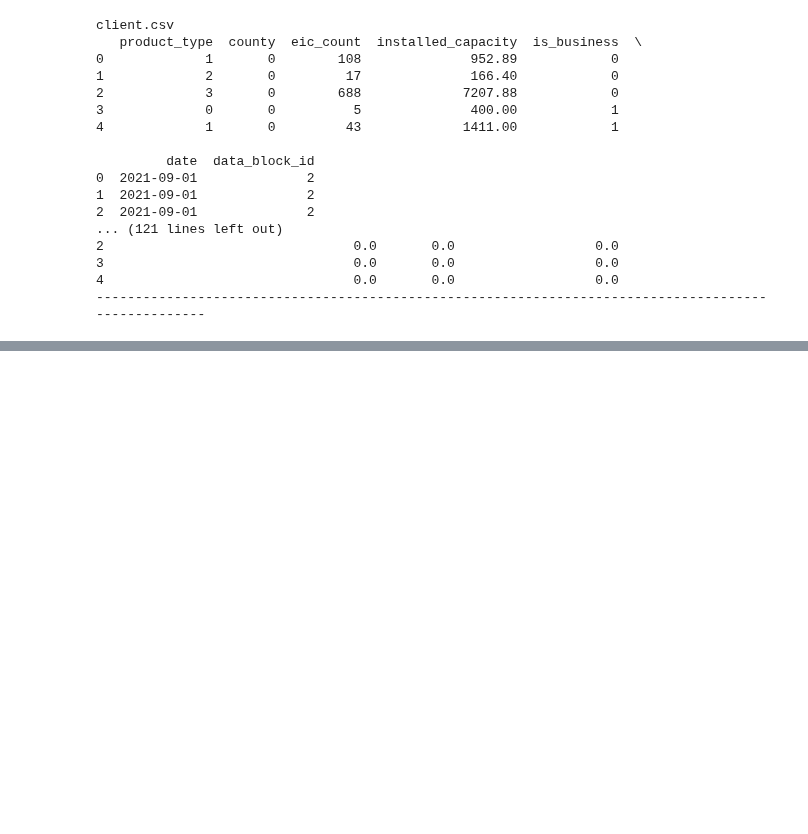
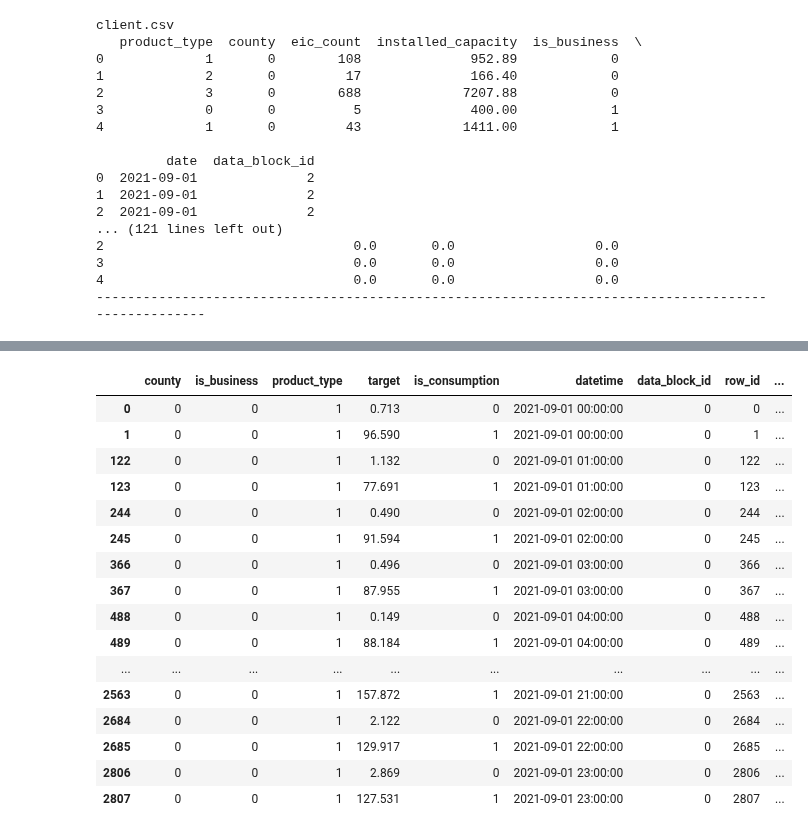
Before and after one commit to steimel60/Kaggle-Enefit, a Jupyter notebook: enefit-energy-predictor.ipynb, the cells around one changed output, grey strips where cells are left out. Saved outputs shown, nothing was run; the diff lists cells and outputs as text; code cells hidden in the pictures; blank space fills up the shorter version.

```diff
--- a/enefit-energy-predictor.ipynb
+++ b/enefit-energy-predictor.ipynb
@@ -68,0 +106,21 @@ client.csv
+# %%
+# A unique combiniation of county, business, and product
+example[example['prediction_unit_id']==0]
+# %% [output]
+|  | county | is_business | product_type | target | is_consumption | datetime | data_block_id | row_id | ... |
+| 0 | 0 | 0 | 1 | 0.713 | 0 | 2021-09-01 00:00:00 | 0 | 0 | ... |
+| 1 | 0 | 0 | 1 | 96.590 | 1 | 2021-09-01 00:00:00 | 0 | 1 | ... |
+| 122 | 0 | 0 | 1 | 1.132 | 0 | 2021-09-01 01:00:00 | 0 | 122 | ... |
+| 123 | 0 | 0 | 1 | 77.691 | 1 | 2021-09-01 01:00:00 | 0 | 123 | ... |
+| 244 | 0 | 0 | 1 | 0.490 | 0 | 2021-09-01 02:00:00 | 0 | 244 | ... |
+| 245 | 0 | 0 | 1 | 91.594 | 1 | 2021-09-01 02:00:00 | 0 | 245 | ... |
+| 366 | 0 | 0 | 1 | 0.496 | 0 | 2021-09-01 03:00:00 | 0 | 366 | ... |
+| 367 | 0 | 0 | 1 | 87.955 | 1 | 2021-09-01 03:00:00 | 0 | 367 | ... |
+| 488 | 0 | 0 | 1 | 0.149 | 0 | 2021-09-01 04:00:00 | 0 | 488 | ... |
+| 489 | 0 | 0 | 1 | 88.184 | 1 | 2021-09-01 04:00:00 | 0 | 489 | ... |
+| ... | ... | ... | ... | ... | ... | ... | ... | ... | ... |
+| 2563 | 0 | 0 | 1 | 157.872 | 1 | 2021-09-01 21:00:00 | 0 | 2563 | ... |
+| 2684 | 0 | 0 | 1 | 2.122 | 0 | 2021-09-01 22:00:00 | 0 | 2684 | ... |
+| 2685 | 0 | 0 | 1 | 129.917 | 1 | 2021-09-01 22:00:00 | 0 | 2685 | ... |
+| 2806 | 0 | 0 | 1 | 2.869 | 0 | 2021-09-01 23:00:00 | 0 | 2806 | ... |
+| 2807 | 0 | 0 | 1 | 127.531 | 1 | 2021-09-01 23:00:00 | 0 | 2807 | ... |
```
Also changed, not shown: parts of 4 cells of this notebook.
